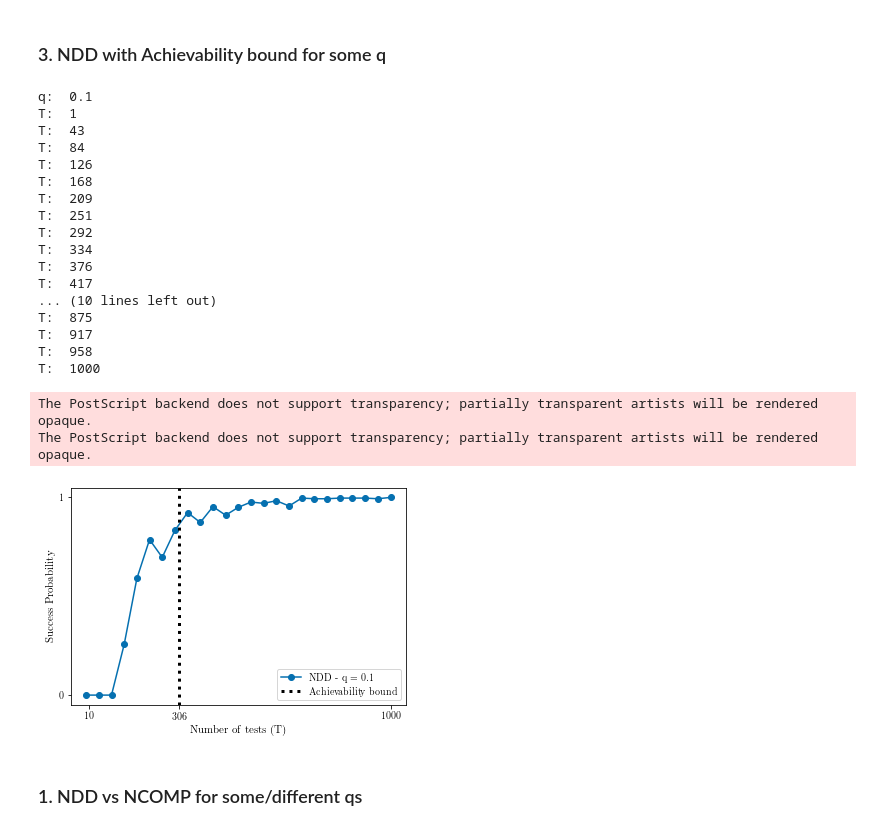
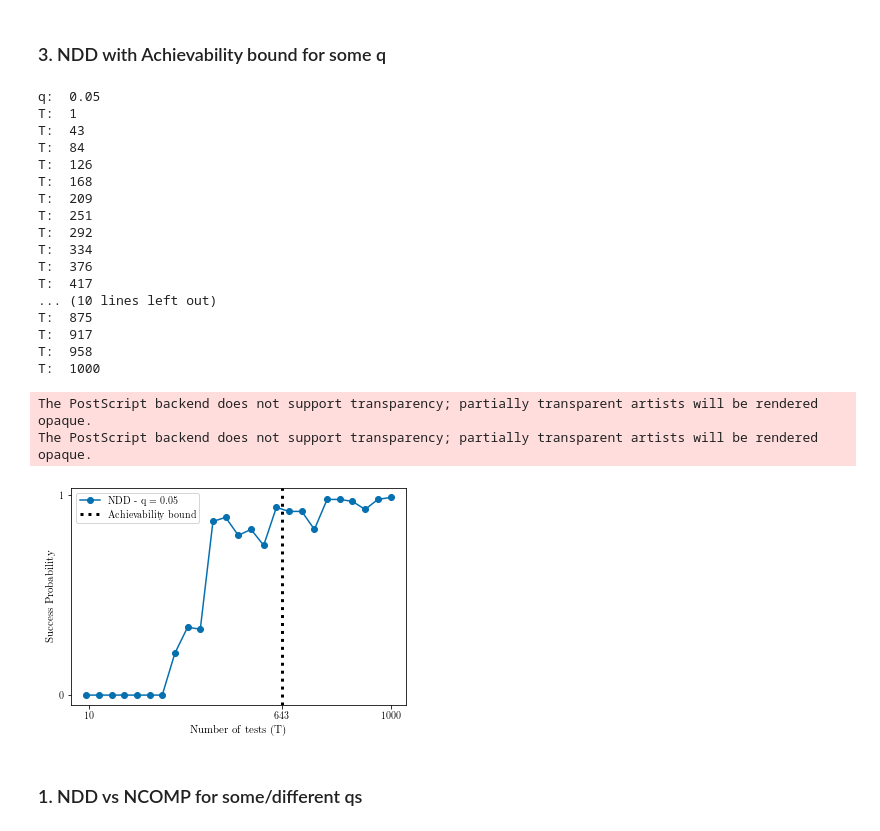
Before and after one commit to Grometton/grouptesting, a Jupyter notebook: notebooks/Semester Project Plots Nico.ipynb, the cells around one changed output. Cells and saved outputs as stored; diff of their text form; code cells hidden in the pictures.

```diff
--- a/notebooks/Semester Project Plots Nico.ipynb
+++ b/notebooks/Semester Project Plots Nico.ipynb
@@ -26,9 +26,9 @@ np.random.seed(4000)
 ### 2. NCOMP with an achievability bound for some q
 # %%
 # Define initial parameters
-num_tests = 300
+num_tests = 100
 n = 1000 # population size
-theta = 0.15
+theta = 0.3
 C = 2
 n_theta = C * (n**theta)
 k = round(n_theta) # number of infected
@@ -38,7 +38,7 @@ eta = 0.001
 q_results = []
 
 ############ RUN EXPERIMENT #####################
-for q in [0.10]:
+for q in [0.05]:
     NCOMP_ber_acc = []
 
     ############## Achievable bound 1 for T ################
@@ -164,7 +164,7 @@ The PostScript backend does not support transparency; partially transparent arti
 # %%
 # Define initial para200
 n = 1000 # population size
-theta = 0.15
+theta = 0.3
 C = 2
 n_theta = C * (n**theta)
 k = round(n_theta) # number of infected
@@ -174,7 +174,7 @@ q_results = []
 np.random.seed(23455324)
 
 ############ RUN EXPERIMENT #####################
-for q in [0.10]:
+for q in [0.05]:
     alpha = 0.5
     p = alpha/k # Bernoulli test design probability parameter
     print("q: ", q)
@@ -237,35 +237,35 @@ for q in [0.10]:
 
     plt.axvline(x=ff(pi_NDD), ymin=0, ymax=1, color='black', linestyle='dotted', label="Achievability bound", linewidth=3)
     plt.xticks(ticks=[round(10.0), round(ff(pi_NDD)), round(n)])
     plt.yticks(ticks=[0.0, 1.0])
     plt.xlabel(r'Number of tests (T)', fontsize=11)
     plt.ylabel(r'Success Probability', fontsize=11)
     plt.legend()
     plt.savefig('plots/NDD Report Nico 2 today' + str(round(C, 2)) + 'qs, q = ' + str(round(q, 2)) + ', pi = ' + str(round(pi_NDD, 2)) + ', n = ' + str(n) + ', theta = ' + str(round(theta, 2)) + '.png')
     plt.savefig('plots/NDD Report Nico 2 today' + str(round(C, 2)) + 'qs, q = ' + str(round(q, 2)) + ', pi = ' + str(round(pi_NDD, 2)) + ', n = ' + str(n) + ', theta = ' + str(round(theta, 2)) + '.eps')
     plt.savefig('plots/NDD Report Nico 2 today' + str(round(C, 2)) + 'qs, q = ' + str(round(q, 2)) + ', pi = ' + str(round(pi_NDD, 2)) + ', n = ' + str(n) + ', theta = ' + str(round(theta, 2)) + '.pdf')
     plt.show()
 # %% [output]
-q:  0.1
+q:  0.05
 T:  1
 T:  43
 T:  84
 T:  126
 T:  168
 T:  209
 T:  251
 T:  292
 T:  334
 T:  376
 T:  417
 ... (10 lines left out)
 T:  875
 T:  917
 T:  958
 T:  1000
 The PostScript backend does not support transparency; partially transparent artists will be rendered opaque.
 The PostScript backend does not support transparency; partially transparent artists will be rendered opaque.
-[figure, old version]
+[figure, new version]
 # %% [markdown]
 ### 1. NDD vs NCOMP for some/different qs
 # %%
```
Also changed, not shown: parts of 4 cells of this notebook, 15 other files.
